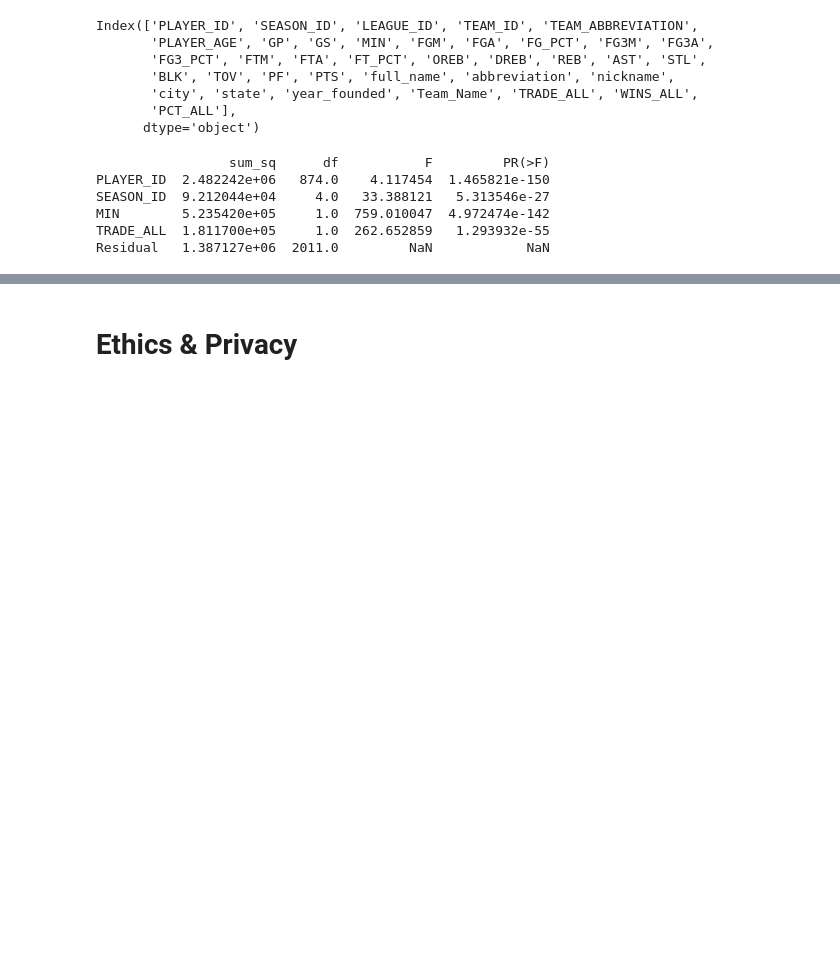
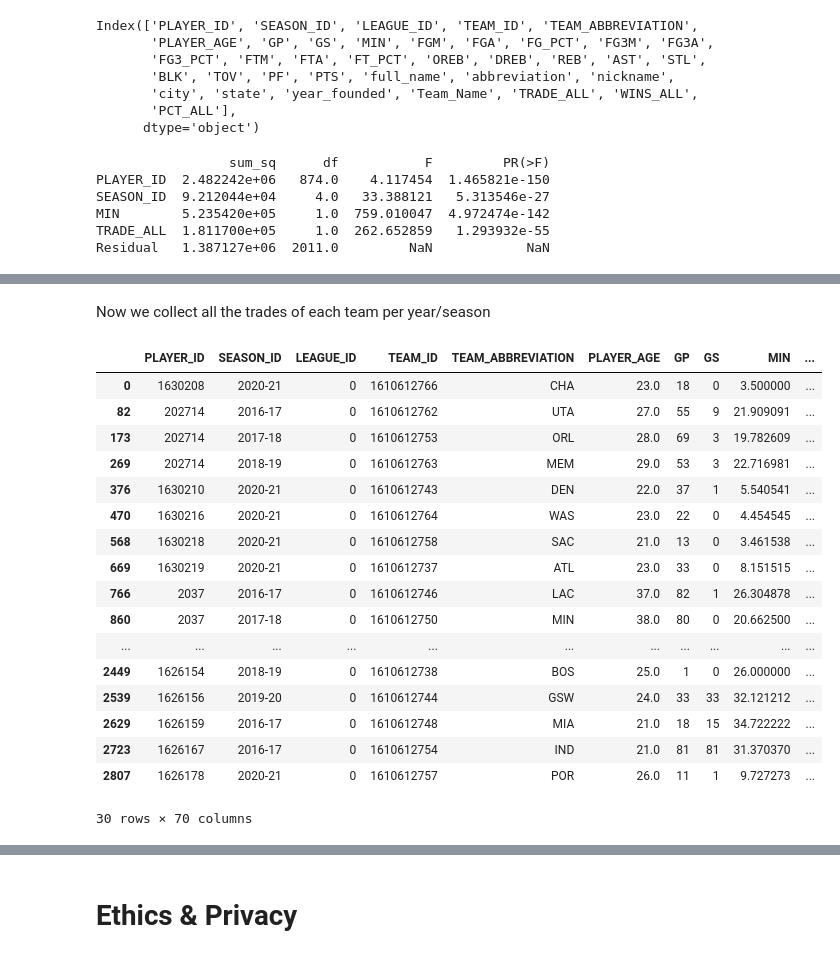
Before and after one commit to agarduno93/NBATrading, a Jupyter notebook: FinalProjectGroup028-Wi22.ipynb, the cells around one changed output, grey strips where cells are left out. Drawn from its saved outputs; the diff is of its cells as text; code cells hidden in the pictures; blank space fills up the shorter version.

```diff
--- a/FinalProjectGroup028-Wi22.ipynb
+++ b/FinalProjectGroup028-Wi22.ipynb
@@ -929,0 +974,35 @@ Residual   1.387127e+06  2011.0         NaN            NaN
+# %% [markdown]
+Now we collect all the trades of each team per year/season
+# %%
+# Initialize Total Team trades to 0
+for y in years:
+    dataDfmCpy['Tot_Team_Trades_'+y] = 0
+
+# Go through each team and for each year get sum the trades and add to respective column
+for n in team_names:
+    for t in trade:
+        nums = dataDfmCpy[dataDfmCpy['nickname']==n][t].sum()
+        dataDfmCpy.loc[(dataDfmCpy['nickname'] == n), ['Tot_Team_Trades_'+ t[7:-3]]] = nums
+
+# Drop duplicates to remove clutter
+dataDfmCpyDup = dataDfmCpy.drop_duplicates(subset='nickname')
+dataDfmCpyDup
+# %% [output]
+|  | PLAYER_ID | SEASON_ID | LEAGUE_ID | TEAM_ID | TEAM_ABBREVIATION | PLAYER_AGE | GP | GS | MIN | ... |
+| 0 | 1630208 | 2020-21 | 0 | 1610612766 | CHA | 23.0 | 18 | 0 | 3.500000 | ... |
+| 82 | 202714 | 2016-17 | 0 | 1610612762 | UTA | 27.0 | 55 | 9 | 21.909091 | ... |
+| 173 | 202714 | 2017-18 | 0 | 1610612753 | ORL | 28.0 | 69 | 3 | 19.782609 | ... |
+| 269 | 202714 | 2018-19 | 0 | 1610612763 | MEM | 29.0 | 53 | 3 | 22.716981 | ... |
+| 376 | 1630210 | 2020-21 | 0 | 1610612743 | DEN | 22.0 | 37 | 1 | 5.540541 | ... |
+| 470 | 1630216 | 2020-21 | 0 | 1610612764 | WAS | 23.0 | 22 | 0 | 4.454545 | ... |
+| 568 | 1630218 | 2020-21 | 0 | 1610612758 | SAC | 21.0 | 13 | 0 | 3.461538 | ... |
+| 669 | 1630219 | 2020-21 | 0 | 1610612737 | ATL | 23.0 | 33 | 0 | 8.151515 | ... |
+| 766 | 2037 | 2016-17 | 0 | 1610612746 | LAC | 37.0 | 82 | 1 | 26.304878 | ... |
+| 860 | 2037 | 2017-18 | 0 | 1610612750 | MIN | 38.0 | 80 | 0 | 20.662500 | ... |
+| ... | ... | ... | ... | ... | ... | ... | ... | ... | ... | ... |
+| 2449 | 1626154 | 2018-19 | 0 | 1610612738 | BOS | 25.0 | 1 | 0 | 26.000000 | ... |
+| 2539 | 1626156 | 2019-20 | 0 | 1610612744 | GSW | 24.0 | 33 | 33 | 32.121212 | ... |
+| 2629 | 1626159 | 2016-17 | 0 | 1610612748 | MIA | 21.0 | 18 | 15 | 34.722222 | ... |
+| 2723 | 1626167 | 2016-17 | 0 | 1610612754 | IND | 21.0 | 81 | 81 | 31.370370 | ... |
+| 2807 | 1626178 | 2020-21 | 0 | 1610612757 | POR | 26.0 | 11 | 1 | 9.727273 | ... |
+30 rows × 70 columns
```
Also changed, not shown: parts of 13 cells of this notebook, 1 other file.
